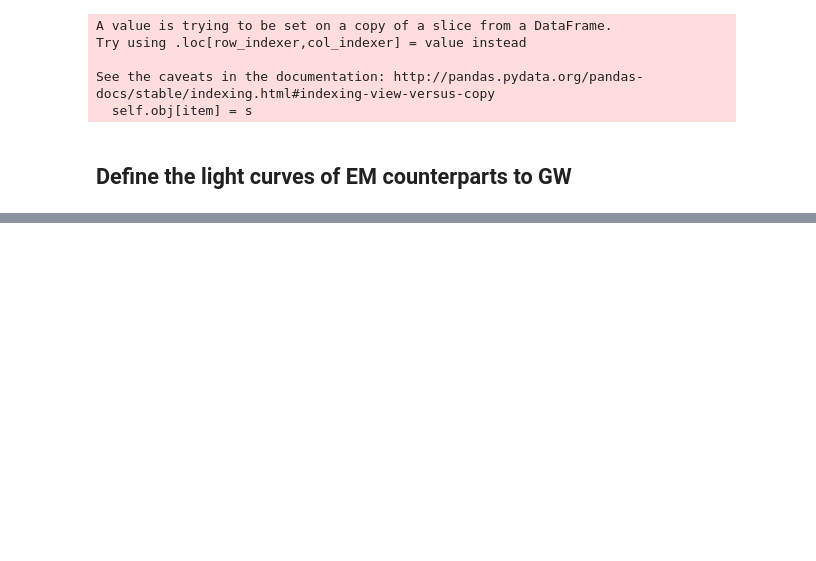
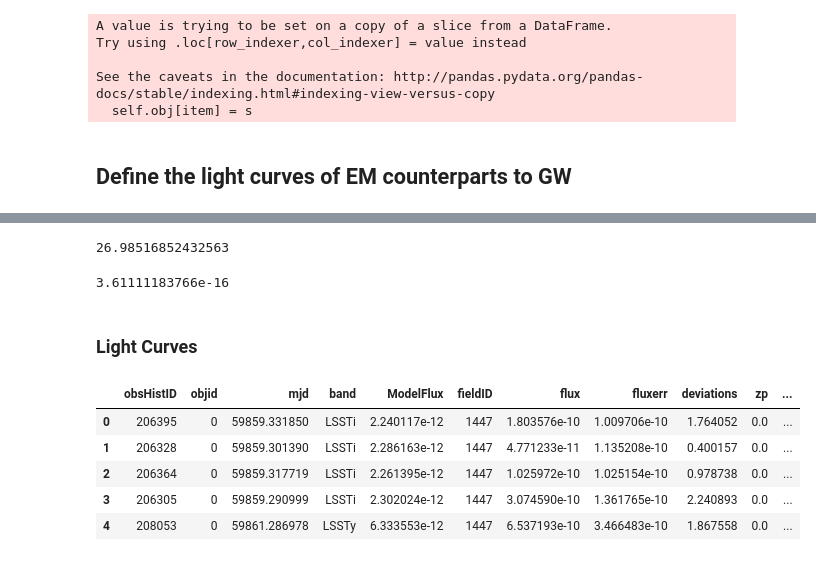
Before and after one commit to rbiswas4/emclc, a Jupyter notebook: examples/gw_emcounterparts.ipynb, the cells around one changed output, grey strips where cells are left out. Cells and saved outputs as stored; diff of their text form; code cells hidden in the pictures; blank space fills up the shorter version.

```diff
--- a/examples/gw_emcounterparts.ipynb
+++ b/examples/gw_emcounterparts.ipynb
@@ -151,3 +160,5 @@ def modellc(model, pointings, rng=np.random.RandomState(0), idx=0):
     lc = df[['obsHistID', 'objid', 'expMJD', 'filter', 'ModelFlux', 'fieldID', 'flux',
                    'fluxerr', 'deviations', 'zp', 'zpsys']]
     return lc
+# %%
+gw0 = GWModel(cosmo)
@@ -153,0 +185,5 @@ def modellc(model, pointings, rng=np.random.RandomState(0), idx=0):
+# %%
+_x = gw0.gwmodel.bandmag('lsstr', 'ab', np.arange(59850, 59880, 0.1))
+_x[~np.isnan(_x)].min()
+# %% [output]
+26.98516852432563
@@ -153,0 +192,21 @@ def modellc(model, pointings, rng=np.random.RandomState(0), idx=0):
+# %%
+gw1.setModelParameters(gwpop.modelparams(1))
+# %% [output]
+3.61111183766e-16
+# %% [markdown]
+### Light Curves
+# %%
+wfdl_0 = modellc(gw0, pointings)
+ddfl_0 = modellc(gw0, ddfpointings)
+wfdlc_0 = ans.LightCurve(wfdl_0)
+ddflc_0 = ans.LightCurve(ddfl_0)
+# %%
+# light curve
+wfdlc_0.lightCurve.head()
+# %% [output]
+|  | obsHistID | objid | mjd | band | ModelFlux | fieldID | flux | fluxerr | deviations | zp | ... |
+| 0 | 206395 | 0 | 59859.331850 | LSSTi | 2.240117e-12 | 1447 | 1.803576e-10 | 1.009706e-10 | 1.764052 | 0.0 | ... |
+| 1 | 206328 | 0 | 59859.301390 | LSSTi | 2.286163e-12 | 1447 | 4.771233e-11 | 1.135208e-10 | 0.400157 | 0.0 | ... |
+| 2 | 206364 | 0 | 59859.317719 | LSSTi | 2.261395e-12 | 1447 | 1.025972e-10 | 1.025154e-10 | 0.978738 | 0.0 | ... |
+| 3 | 206305 | 0 | 59859.290999 | LSSTi | 2.302024e-12 | 1447 | 3.074590e-10 | 1.361765e-10 | 2.240893 | 0.0 | ... |
+| 4 | 208053 | 0 | 59861.286978 | LSSTy | 6.333553e-12 | 1447 | 6.537193e-10 | 3.466483e-10 | 1.867558 | 0.0 | ... |
```
Also changed, not shown: parts of 52 cells of this notebook, 2 other files.
